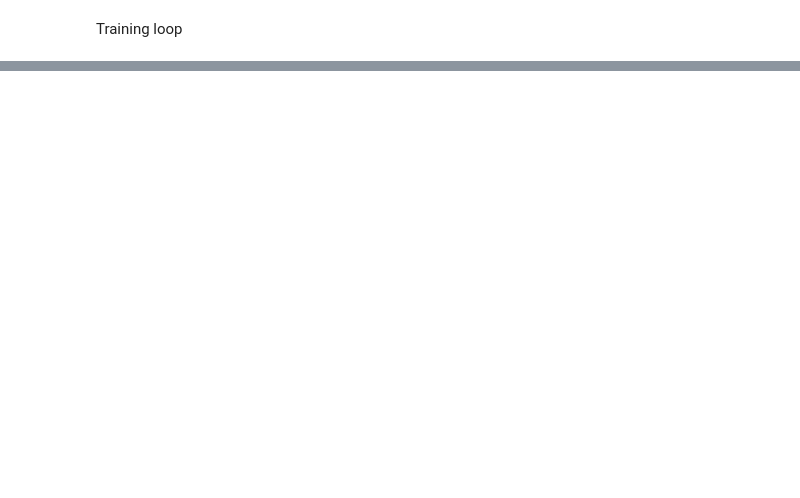
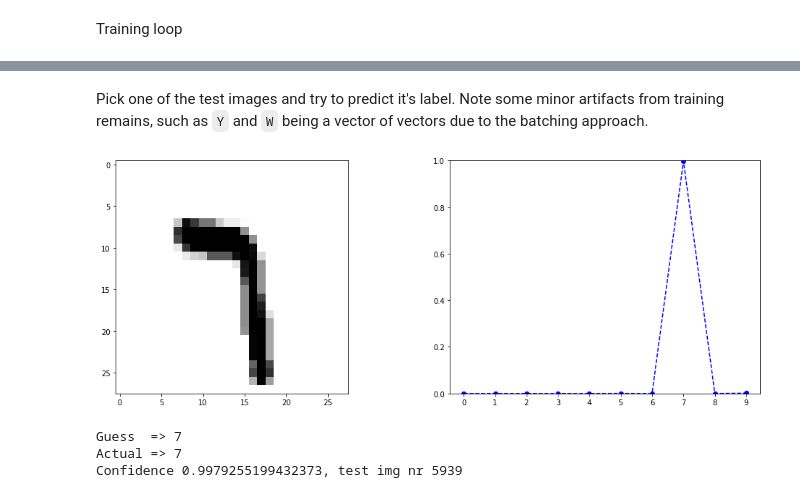
Before and after one commit to stofte/tf-playground, a Jupyter notebook: notebooks/mnist_softmax.ipynb, the cells around one changed output, grey strips where cells are left out. Saved outputs shown, nothing was run; the diff lists cells and outputs as text; code cells hidden in the pictures; blank space fills up the shorter version.

Commit message:
Use saved session to do predictions

```diff
--- a/notebooks/mnist_softmax.ipynb
+++ b/notebooks/mnist_softmax.ipynb
@@ -125,0 +147,32 @@ tf_show_graph(tf)
+# %%
+tf.saved_model.simple_save(sess, save_path, inputs={'X': X}, outputs={'Y': Y})
+mnist_predictor = predictor.from_saved_model(save_path)
+# %% [markdown]
+Pick one of the test images and try to predict it's label. Note some minor artifacts from training remains, such as `Y` and `W` being a vector of vectors due to the batching approach.
+# %%
+# a couple of tricky images that might misclassify:
+# 613, 1107, 4177, 4724, 4837, 7637, 8325, 8639, 9010
+img_idx = randint(0, len(mnist.test.labels))
+lbl1 = mnist.test.labels[img_idx,:]
+img1 = np.array([mnist.test.images[img_idx,:]])
+
+predictions = mnist_predictor({'X': img1})
+Y_val = predictions['Y'][0]
+lbl_val = tf.argmax(lbl1).eval()
+lbl_gss = tf.argmax(Y_val).eval()
+
+fig, ax = plt.subplots(1, 2, sharex=False, sharey=False, figsize=PLOT_SIZE)
+ax[0].imshow(img1.reshape(28, 28), cmap='gray_r')
+ax[1].plot(Y_val, linestyle='--', marker='o', color='b')
+ax[1].set_ylim(0, 1)
+ax[1].set_xticks(range(0, 10))
+plt.show()
+
+print('Guess  => {}'.format(lbl_gss))
+print('Actual => {}'.format(lbl_val))
+print('Confidence {}, test img nr {}'.format(Y_val[lbl_gss], img_idx))
+# %% [output]
+[figure, added]
+Guess  => 7
+Actual => 7
+Confidence 0.9979255199432373, test img nr 5939
```
Also changed, not shown: parts of 8 cells of this notebook, 2 other files.
